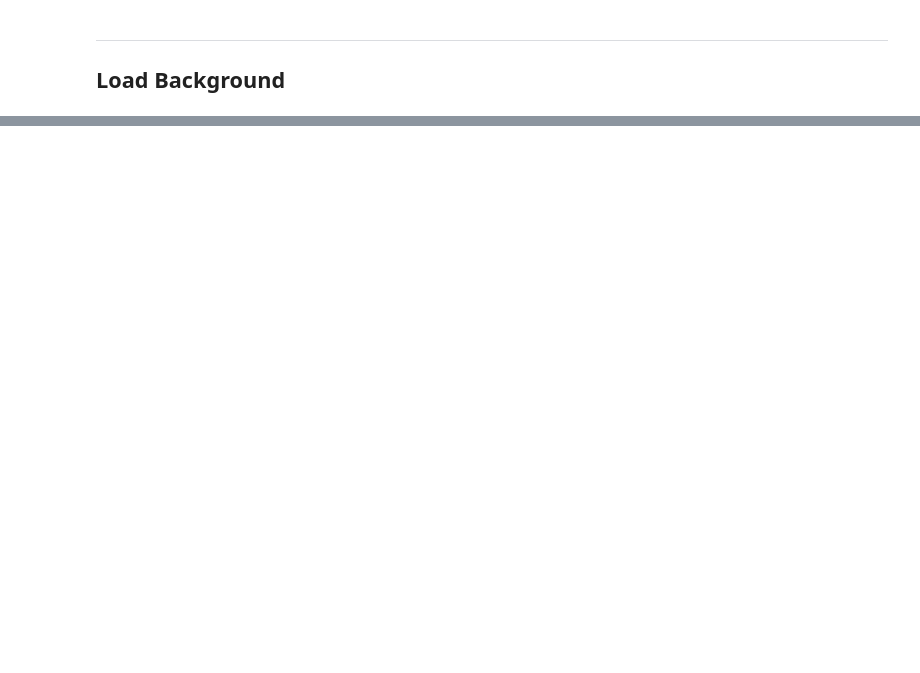
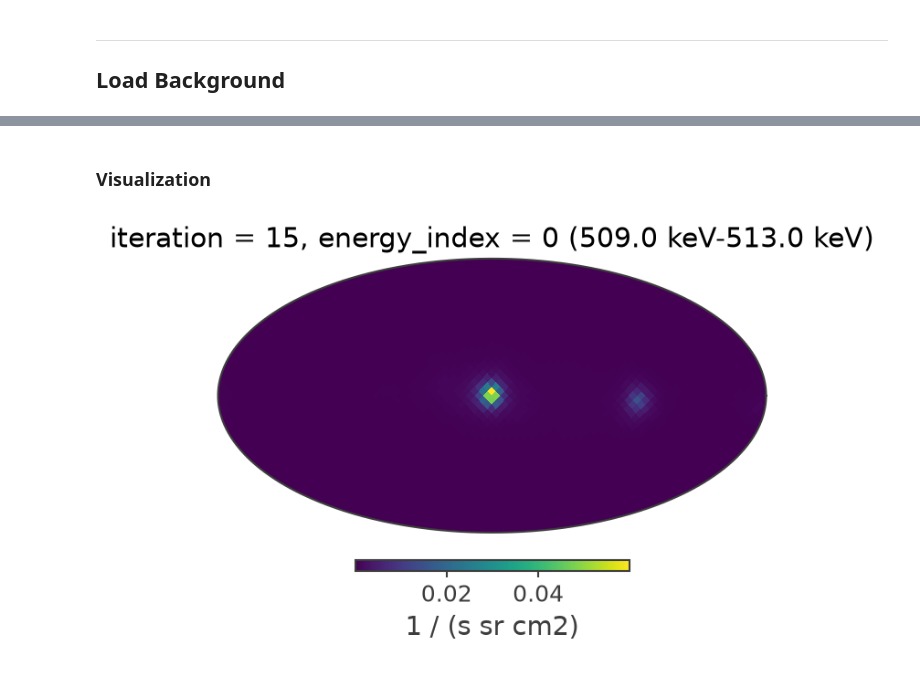
Before and after one commit to mquezada13/data-challenge-3-4-exploration, a Jupyter notebook: workflow/notebooks/03_511_imaging_analysis.ipynb, the cells around one changed output, grey strips where cells are left out. Saved outputs shown, nothing was run; the diff lists cells and outputs as text; code cells hidden in the pictures; blank space fills up the shorter version.

```diff
--- a/workflow/notebooks/03_511_imaging_analysis.ipynb
+++ b/workflow/notebooks/03_511_imaging_analysis.ipynb
@@ -335,0 +362,7 @@ Total observed shape: (60, 3072)
+# %% [markdown]
+### Visualization
+# %%
+iteration = 14
+plot_reconstructed_image(image_deconvolution.results[iteration])
+# %% [output]
+[figure, added]
```
Also changed, not shown: parts of 52 cells of this notebook, 3 other files.
